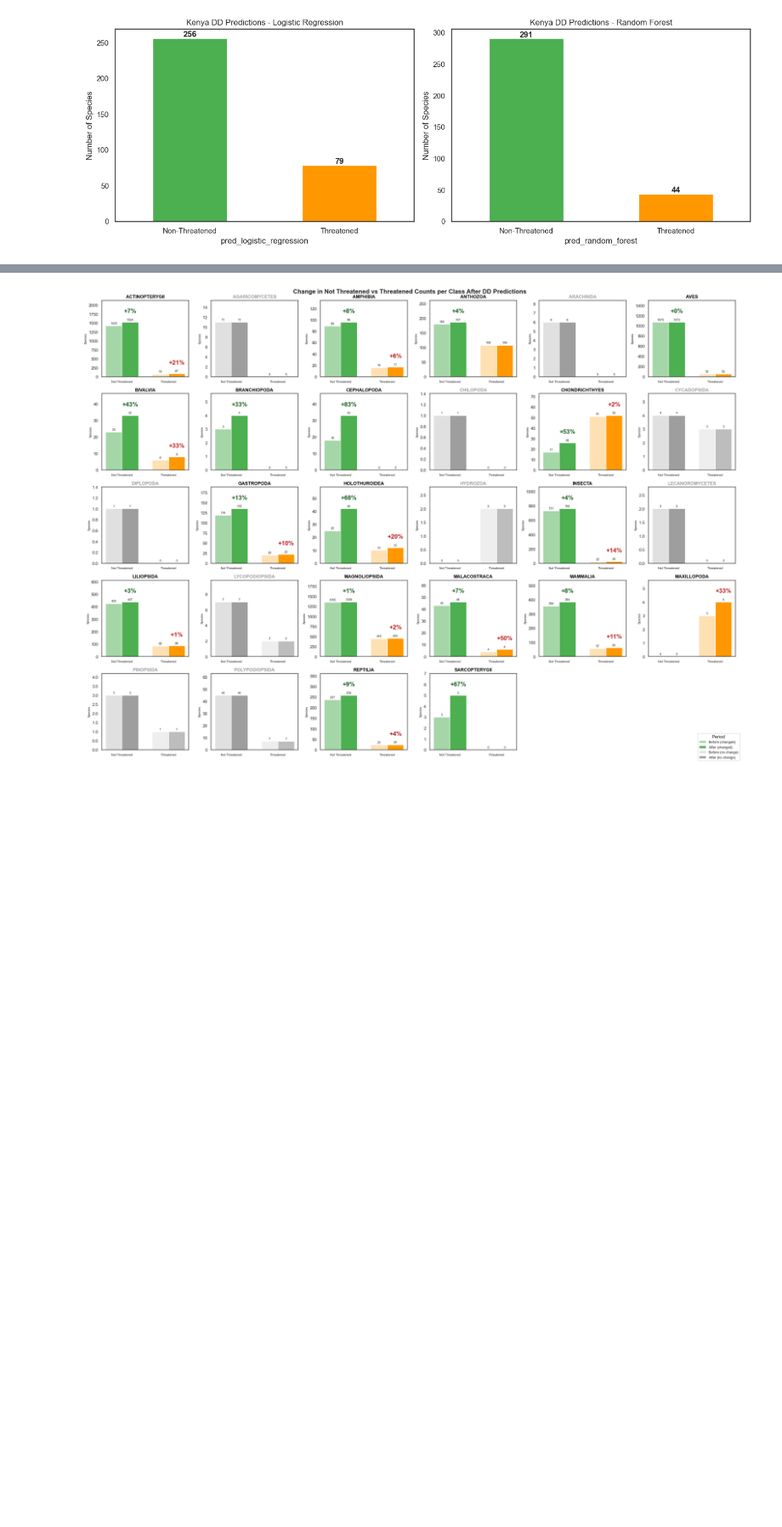
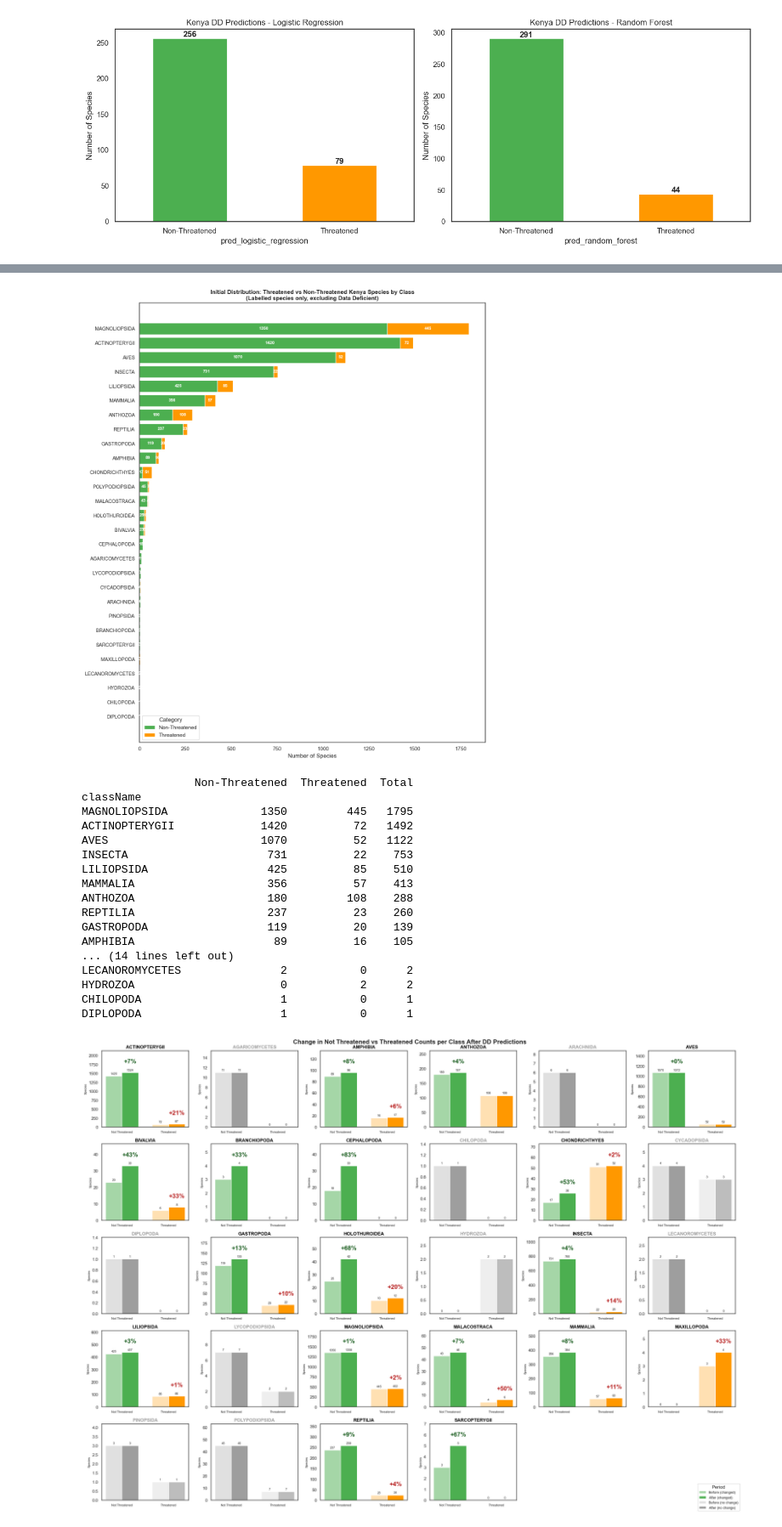
Before and after one commit to AzadiGathui/data_deficient_iucn_species, a Jupyter notebook: notebooks/03_modelling.ipynb, the cells around one changed output, grey strips where cells are left out. Shown at 85% size. Drawn from its saved outputs; the diff is of its cells as text; code cells hidden in the pictures; blank space fills up the shorter version.

```diff
--- a/notebooks/03_modelling.ipynb
+++ b/notebooks/03_modelling.ipynb
@@ -441,3 +401,59 @@ plt.show()
+# %%
+# Initial distribution of Threatened vs Non-Threatened for labelled Kenya species (all classes)
+kenya_labelled = feature_df[
+    (feature_df['internalTaxonId'].isin(kenya_ids)) &
+    (feature_df['simplified_category'] != 'Data Deficient')
+].copy()
+
+ct = pd.crosstab(kenya_labelled['className'], kenya_labelled['simplified_category'])
+ct.columns.name = None
+
+# Sort classes by total species count
+ct = ct.reindex(ct.sum(axis=1).sort_values().index)
+
+fig, ax = plt.subplots(figsize=(12, max(6, len(ct) * 0.5)))
+
+nt = ct.get('Non-Threatened', pd.Series(0, index=ct.index))
+t  = ct.get('Threatened', pd.Series(0, index=ct.index))
+y  = np.arange(len(ct))
+
+ax.barh(y, nt, color='#4CAF50', label='Non-Threatened')
+ax.barh(y, t, left=nt, color='#FF9800', label='Threatened')
+
+for i, (nt_val, t_val) in enumerate(zip(nt, t)):
+    if nt_val > 0:
+        ax.text(nt_val / 2, i, str(nt_val), ha='center', va='center', fontsize=9, color='white', fontweight='bold')
+    if t_val > 0:
+        ax.text(nt_val + t_val / 2, i, str(t_val), ha='center', va='center', fontsize=9, color='white', fontweight='bold')
+
+ax.set_yticks(y)
+ax.set_yticklabels(ct.index, fontsize=10)
+ax.set_xlabel('Number of Species')
+ax.set_title('Initial Distribution: Threatened vs Non-Threatened Kenya Species by Class\n(Labelled species only, excluding Data Deficient)', fontweight='bold')
+ax.legend(title='Category')
+plt.tight_layout()
+plt.show()
+
+print(ct.assign(Total=ct.sum(axis=1)).sort_values('Total', ascending=False))
+# %% [output]
+[figure, added]
+                 Non-Threatened  Threatened  Total
+className
+MAGNOLIOPSIDA              1350         445   1795
+ACTINOPTERYGII             1420          72   1492
+AVES                       1070          52   1122
+INSECTA                     731          22    753
+LILIOPSIDA                  425          85    510
+MAMMALIA                    356          57    413
+ANTHOZOA                    180         108    288
+REPTILIA                    237          23    260
+GASTROPODA                  119          20    139
+AMPHIBIA                     89          16    105
+... (14 lines left out)
+LECANOROMYCETES               2           0      2
+HYDROZOA                      0           2      2
+CHILOPODA                     1           0      1
+DIPLOPODA                     1           0      1
 # %%
 # Build complete class list from labelled + DD predictions (no duplicates)
 all_classes = sorted(set(before.index) | set(dd_by_class.index))
```
Also changed, not shown: parts of 5 cells of this notebook, 6 other files.
